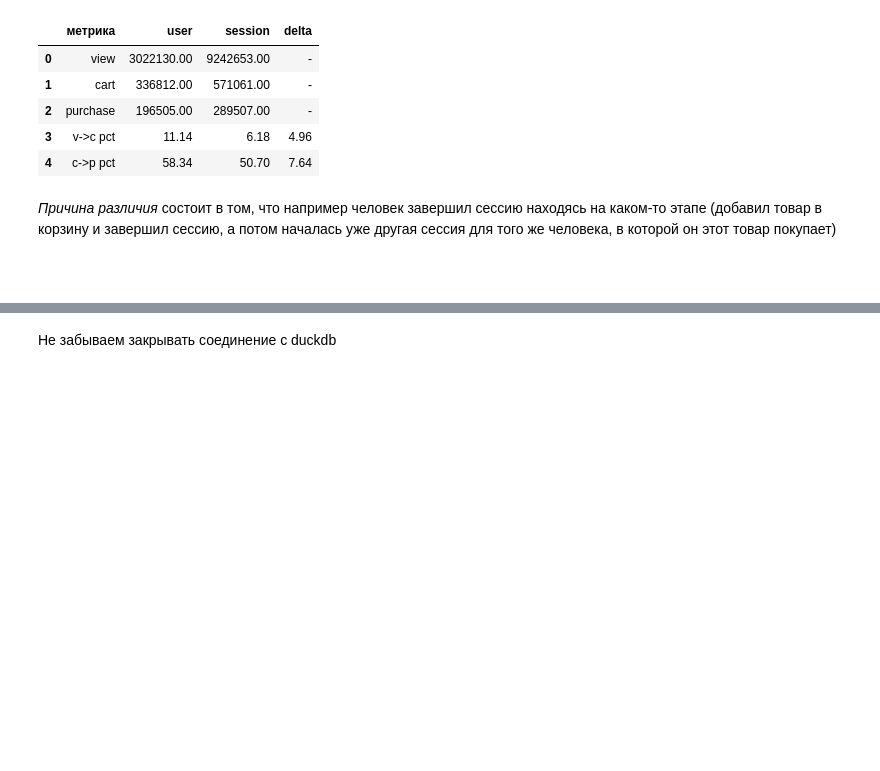
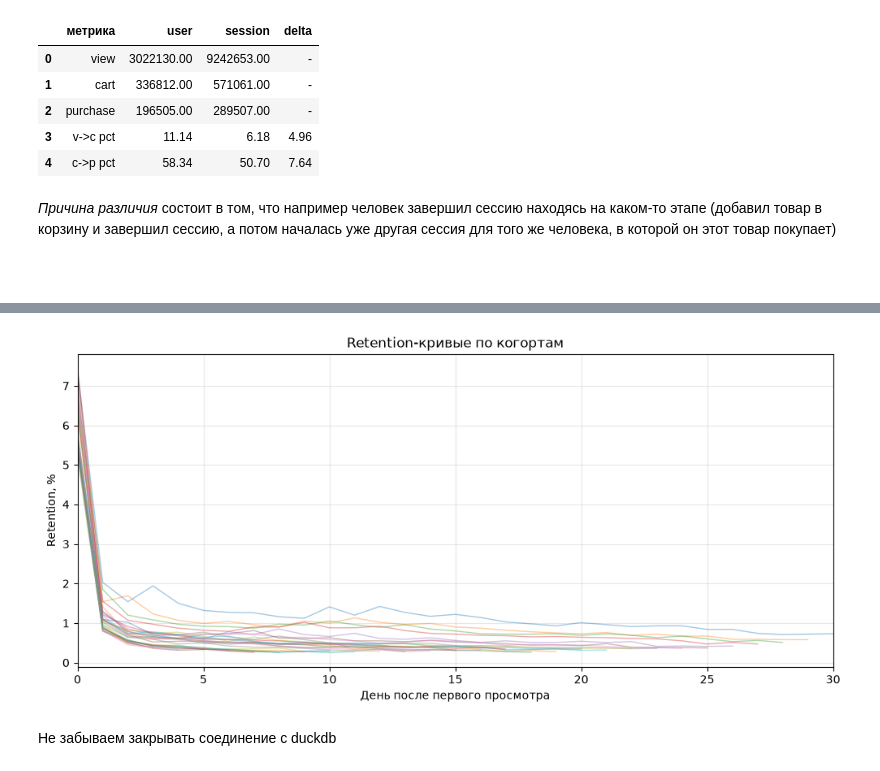
Before and after one commit to AlkhovskiiKY/ecommerce-eda-retention, a Jupyter notebook: eda.ipynb, the cells around one changed output, grey strips where cells are left out. Saved outputs shown, nothing was run; the diff lists cells and outputs as text; code cells hidden in the pictures; blank space fills up the shorter version.

```diff
--- a/eda.ipynb
+++ b/eda.ipynb
@@ -423,3 +594,15 @@ _Причина различия_ состоит в том, что наприм
+# %%
+plt.figure(figsize=(12, 5))
+for cdate, grp in df.groupby('cohort_date'):
+    plt.plot(grp['day_n'], grp['retention_pct'], alpha=0.4, linewidth=1)
+plt.xlim(0, 30)
+plt.title('Retention-кривые по когортам')
+plt.xlabel('День после первого просмотра')
+plt.ylabel('Retention, %')
+plt.grid(alpha=0.3)
+plt.show()
+# %% [output]
+[figure, added]
 # %% [markdown]
 Не забываем закрывать соединение с duckdb
 # %%
```
Also changed, not shown: parts of 13 cells of this notebook, 1 other file.
